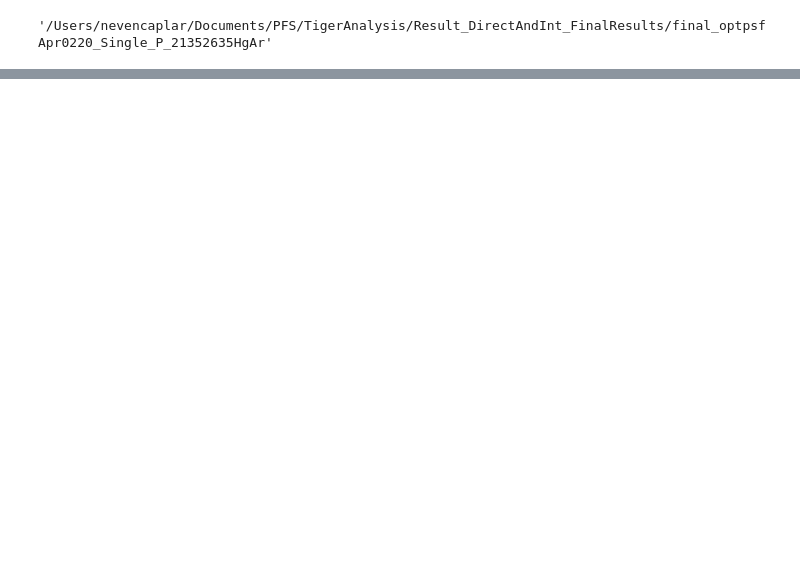
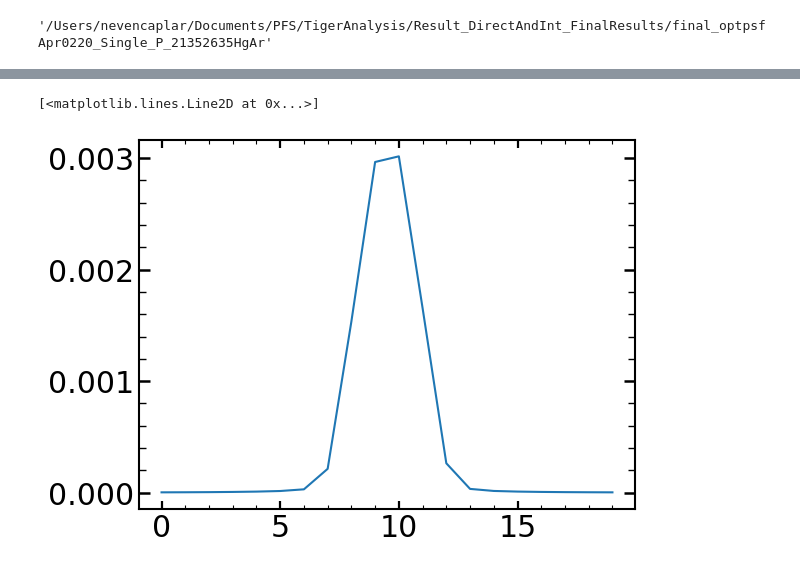
Before and after one commit to Subaru-PFS/dev_2ddrp, a Jupyter notebook: 2d_PSF_code/Zernike_Work_Mar_Apr_2020.ipynb, the cells around one changed output, grey strips where cells are left out. Saved outputs shown, nothing was run; the diff lists cells and outputs as text; code cells hidden in the pictures; blank space fills up the shorter version.

```diff
--- a/2d_PSF_code/Zernike_Work_Mar_Apr_2020.ipynb
+++ b/2d_PSF_code/Zernike_Work_Mar_Apr_2020.ipynb
@@ -3149,0 +3250,5 @@ plt.imshow(HgAr_single_image_m3-sci_image_m3,cmap=plt.get_cmap('bwr'),vmax=np.ma
+# %%
+plt.plot(LSF)
+# %% [output]
+[<matplotlib.lines.Line2D at 0x...>]
+[figure, added]
```
Also changed, not shown: parts of 44 cells of this notebook.
